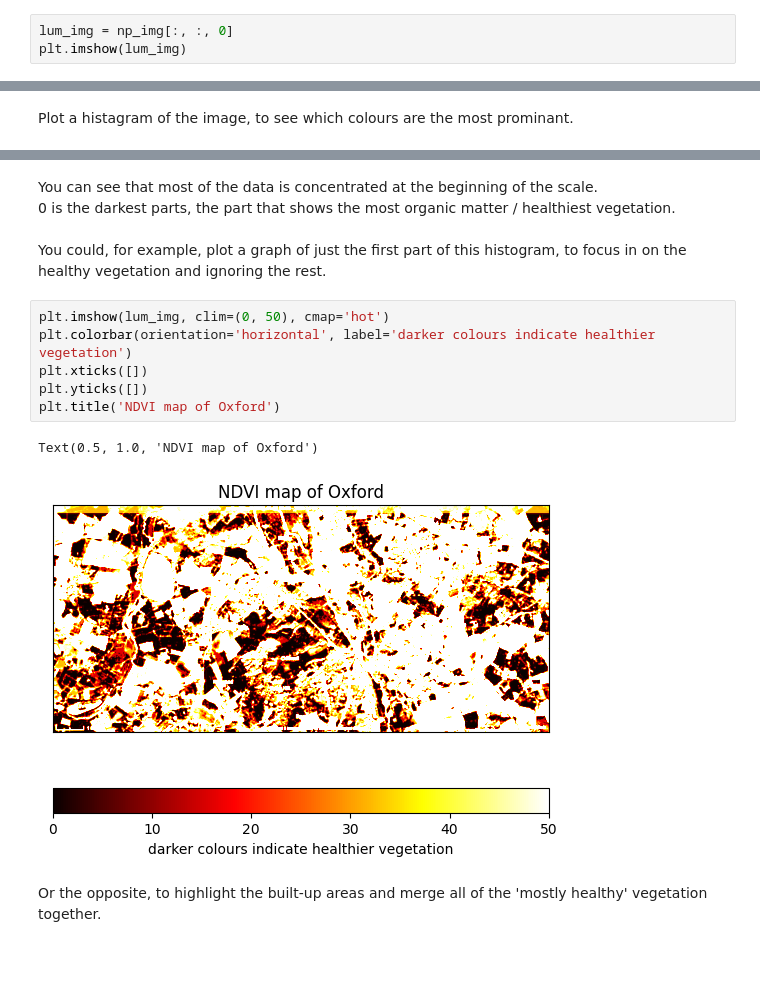
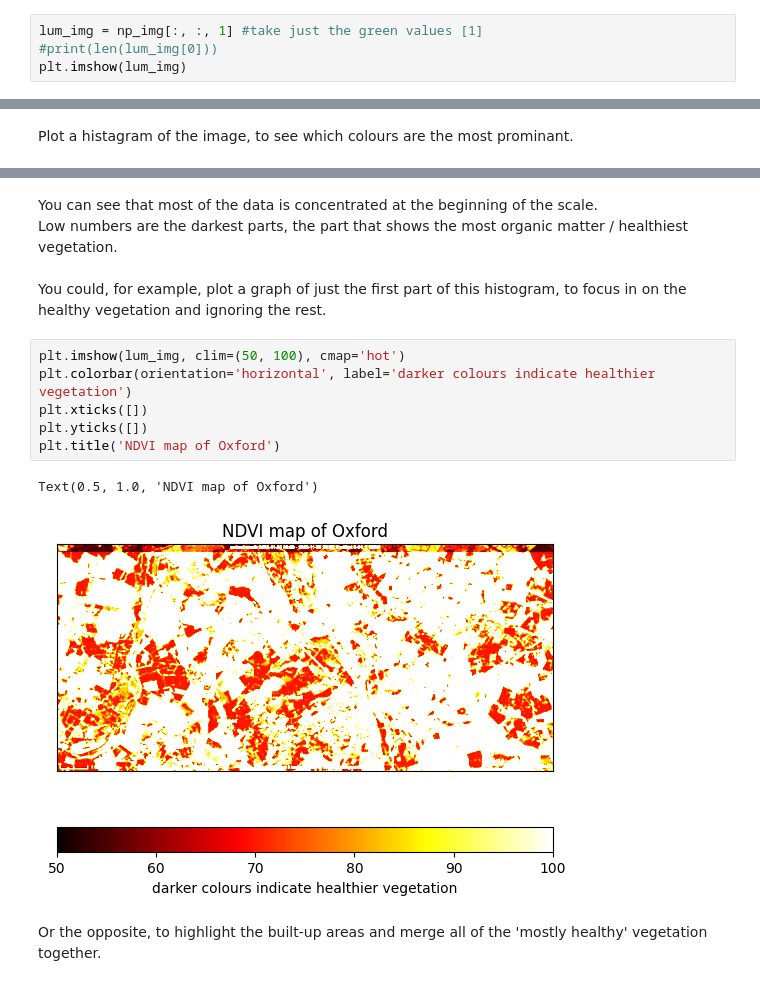
Before and after one commit to hermonochy/satellite-imagery, a Jupyter notebook: content/VegetationWorkshopDraft.ipynb, the cells around one changed output, grey strips where cells are left out. Saved outputs shown, nothing was run; the diff lists cells and outputs as text; blank space fills up the shorter version.

```diff
--- a/content/VegetationWorkshopDraft.ipynb
+++ b/content/VegetationWorkshopDraft.ipynb
@@ -41,7 +41,8 @@ Use Numpy to convert the image into a luminosity image - the colour is determine
 This works for our images in NDVI format, as they have been pre-processed in this way.
 Plot this new image using MatPlotLib, it will change colour but otherwise be very similar.
 # %%
-lum_img = np_img[:, :, 0]
+lum_img = np_img[:, :, 1] #take just the green values [1]
+#print(len(lum_img[0]))
 plt.imshow(lum_img)
 # %% [output]
 <matplotlib.image.AxesImage at 0x...>
@@ -123,17 +87,17 @@ plt.hist(lum_img.ravel(), bins=range(256), fc='k', ec='k')
 # %% [markdown]
 You can see that most of the data is concentrated at the beginning of the scale.<br>
-0 is the darkest parts, the part that shows the most organic matter / healthiest vegetation.<br>
+Low numbers are the darkest parts, the part that shows the most organic matter / healthiest vegetation.<br>
 <br>
 You could, for example, plot a graph of just the first part of this histogram, to focus in on the healthy vegetation and ignoring the rest.
 # %%
-plt.imshow(lum_img, clim=(0, 50), cmap='hot')
+plt.imshow(lum_img, clim=(50, 100), cmap='hot')
 plt.colorbar(orientation='horizontal', label='darker colours indicate healthier vegetation')
 plt.xticks([])
 plt.yticks([])
 plt.title('NDVI map of Oxford')
 # %% [output]
 Text(0.5, 1.0, 'NDVI map of Oxford')
-[figure, old version]
+[figure, new version]
 # %% [markdown]
 Or the opposite, to highlight the built-up areas and merge all of the 'mostly healthy' vegetation together.
 # %%
```
Also changed, not shown: parts of 7 cells of this notebook.
